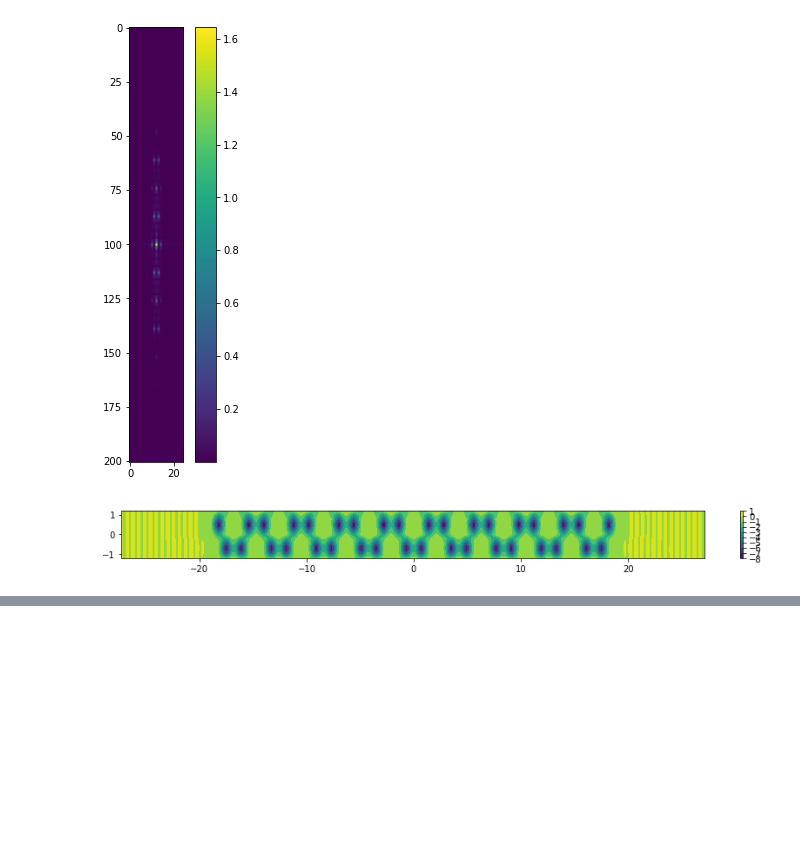
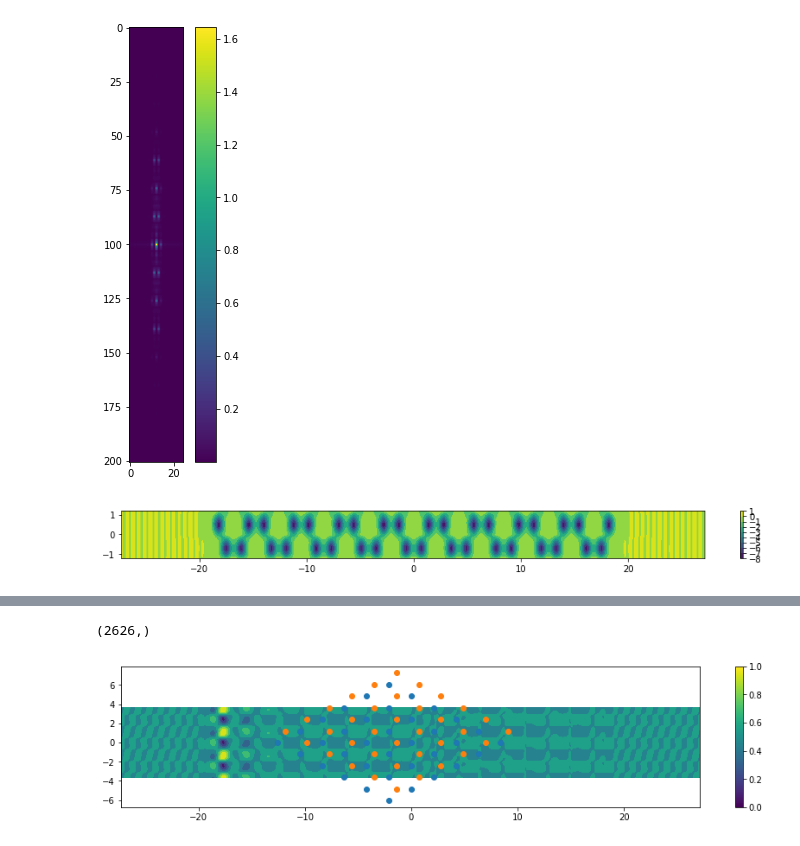
Before and after one commit to sangsoonoh/soliton_exciton, a Jupyter notebook: Kartashov/kartashov.ipynb, the cells around one changed output, grey strips where cells are left out. Drawn from its saved outputs; the diff is of its cells as text; code cells hidden in the pictures; blank space fills up the shorter version.

Commit message:
working eigenfunction plot

```diff
--- a/Kartashov/kartashov.ipynb
+++ b/Kartashov/kartashov.ipynb
@@ -339,0 +343,54 @@ np.save('last_eig.npy',eig__)
+# %%
+import primme
+# first pick eigen value and eigen function
+K=2*np.pi/np.sqrt(3)/b
+k = K/3
+hamiltonian = build_matrix(basis, entry_formula = lambda row,col: hamiltonian_formula(row,col,k))
+eigval, evec = primme.eigsh(hamiltonian, 1, tol=1e-6, which='CLT', sigma=-3.22) # picking the first eigenvalue less than -3.22
+# %%
+u_pm = evec[:,0]
+print(basis.shape)
+
+def eigenfunc(x,y, sgn = -1):
+    basis_mat = np.array(list(basis)) # convert the array of tuples to array of arrays
+    n_ = basis_mat[:,0] # first column of basis is spanning n
+    m_ = basis_mat[:,1]# second column of basis is spanning m
+    sgn_ = basis_mat[:,2] # third column of basis is spanning sgn
+    Gx_ = 2*np.pi*n_/Lx
+    Gy_ = 2*np.pi*m_/Ly
+    expbasis = np.exp(1j*(Gx_*x+Gy_*y))
+    summand = np.multiply(u_pm,expbasis)
+    summand_for_sgn = summand[int((sgn+1)/2)::2]
+    return np.sum(summand_for_sgn)
+
+x_ = np.arange(-Lx/2, Lx/2, 0.2)
+y_ = np.arange(-Ly/2, Ly/2, 0.2)
+x_, y_ = np.meshgrid(x_, y_)
+veigenfunc = np.vectorize(eigenfunc)
+ef_ = veigenfunc(x_,y_,+1)
+plt.figure(figsize=(15,3))
+h = plt.contourf(x_, y_, np.real(ef_))
+h = plt.contourf(x_, y_+cell_height, np.real(ef_))
+h = plt.contourf(x_, y_-cell_height, np.real(ef_))
+a1 = a*np.array([3,np.sqrt(3)])/2/np.sqrt(3)
+a2 = a*np.array([3,-np.sqrt(3)])/2/np.sqrt(3)
+
+firstx = 0
+firsty = 0
+
+i_ = np.arange(-3,3)
+j_ = np.arange(-3,3)
+i_,j_ = np.meshgrid(i_,j_)
+x_= firstx + a1[0]*i_ +  a2[0]*j_
+y_= firsty + a1[1]*i_ +  a2[1]*j_
+x2_= x_+ b*np.cos(np.pi/3)
+y2_= y_ +b*np.sin(np.pi/3)
+
+
+plt.scatter(x_,y_)
+plt.scatter(x2_,y2_)
+plt.colorbar()
+plt.show()
+# %% [output]
+(2626,)
+[figure, added]
```
Also changed, not shown: parts of 6 cells of this notebook.
